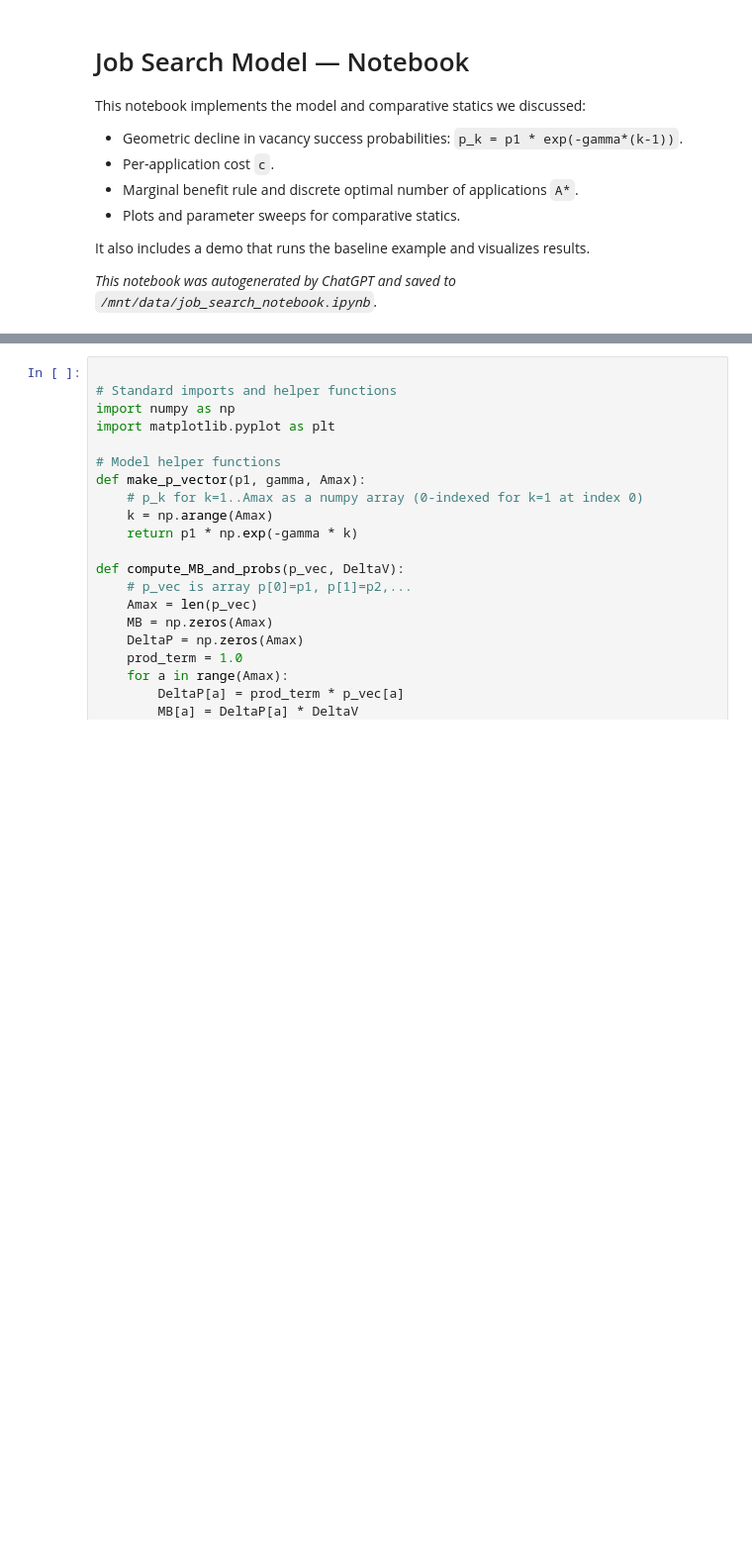
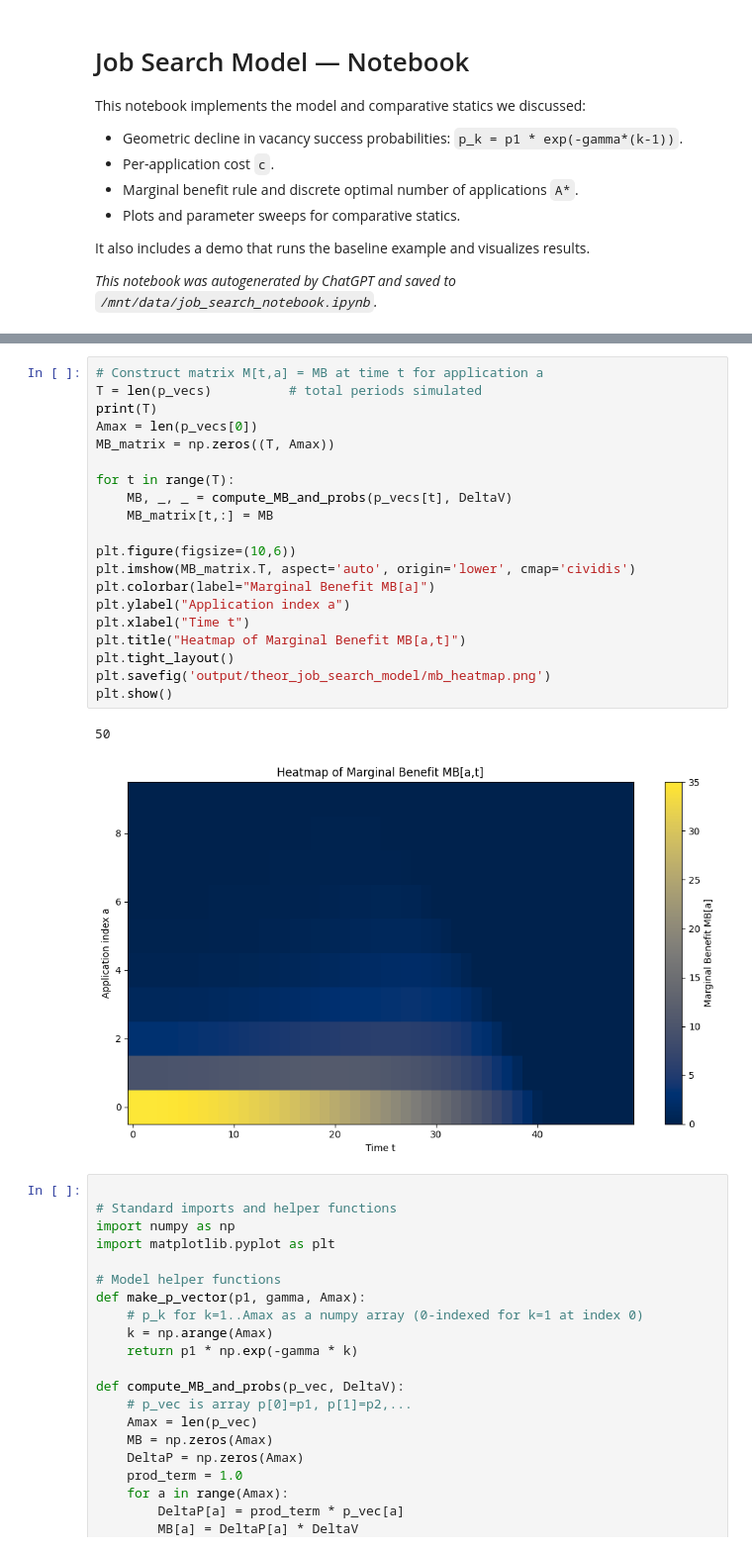
Before and after one commit to ebbam/transition_abm, a Jupyter notebook: calibration_remote/job_search_notebook.ipynb, the cells around one changed output, grey strips where cells are left out. Shown at 99% size. Cells and saved outputs as stored; diff of their text form; blank space fills up the shorter version.

```diff
--- a/calibration_remote/job_search_notebook.ipynb
+++ b/calibration_remote/job_search_notebook.ipynb
@@ -14,3 +206,26 @@ It also includes a demo that runs the baseline example and visualizes results.
+# %%
+# Construct matrix M[t,a] = MB at time t for application a
+T = len(p_vecs)          # total periods simulated
+print(T)
+Amax = len(p_vecs[0])
+MB_matrix = np.zeros((T, Amax))
+
+for t in range(T):
+    MB, _, _ = compute_MB_and_probs(p_vecs[t], DeltaV)
+    MB_matrix[t,:] = MB
+
+plt.figure(figsize=(10,6))
+plt.imshow(MB_matrix.T, aspect='auto', origin='lower', cmap='cividis')
+plt.colorbar(label="Marginal Benefit MB[a]")
+plt.ylabel("Application index a")
+plt.xlabel("Time t")
+plt.title("Heatmap of Marginal Benefit MB[a,t]")
+plt.tight_layout()
+plt.savefig('output/theor_job_search_model/mb_heatmap.png')
+plt.show()
+# %% [output]
+50
+[figure, added]
 # %%
 
 # Standard imports and helper functions
```
Also changed, not shown: parts of 8 cells of this notebook, 17 other files.
